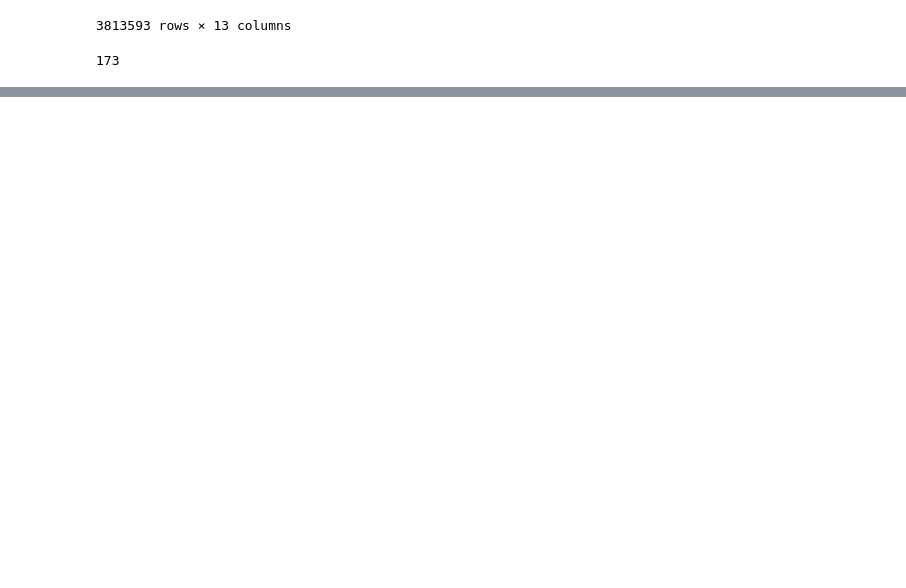
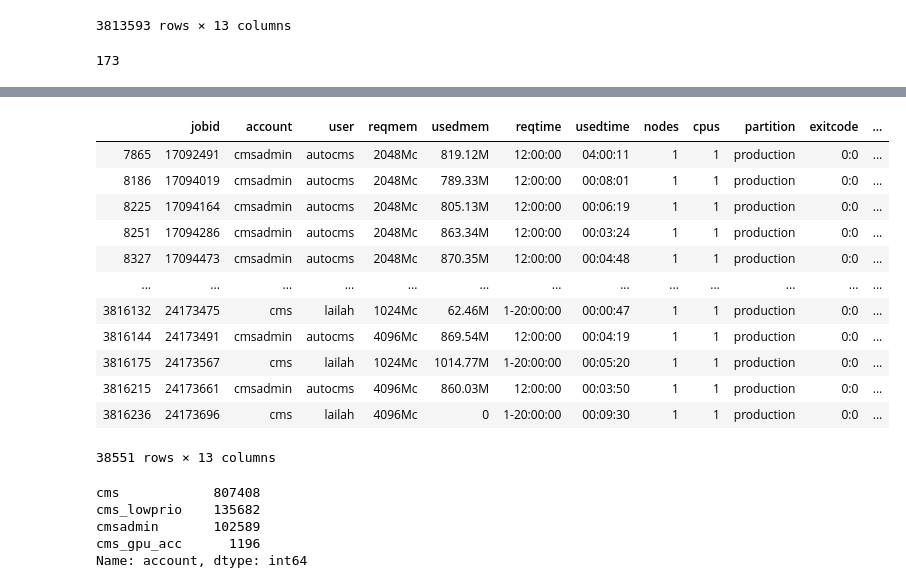
Before and after one commit to nss-data-science-cohort-4/dq2-accre-amd, a Jupyter notebook: notebooks/accre_jobs_2020.ipynb, the cells around one changed output, grey strips where cells are left out. Drawn from its saved outputs; the diff is of its cells as text; code cells hidden in the pictures; blank space fills up the shorter version.

```diff
--- a/notebooks/accre_jobs_2020.ipynb
+++ b/notebooks/accre_jobs_2020.ipynb
@@ -66,0 +122,25 @@ accre_jobs_2020['ACCOUNT'].nunique()
+# %%
+cms_Mc = cms_jobs[cms_jobs.reqmem.str.contains('Mc')]
+cms_Mc
+# %% [output]
+|  | jobid | account | user | reqmem | usedmem | reqtime | usedtime | nodes | cpus | partition | exitcode | ... |
+| 7865 | 17092491 | cmsadmin | autocms | 2048Mc | 819.12M | 12:00:00 | 04:00:11 | 1 | 1 | production | 0:0 | ... |
+| 8186 | 17094019 | cmsadmin | autocms | 2048Mc | 789.33M | 12:00:00 | 00:08:01 | 1 | 1 | production | 0:0 | ... |
+| 8225 | 17094164 | cmsadmin | autocms | 2048Mc | 805.13M | 12:00:00 | 00:06:19 | 1 | 1 | production | 0:0 | ... |
+| 8251 | 17094286 | cmsadmin | autocms | 2048Mc | 863.34M | 12:00:00 | 00:03:24 | 1 | 1 | production | 0:0 | ... |
+| 8327 | 17094473 | cmsadmin | autocms | 2048Mc | 870.35M | 12:00:00 | 00:04:48 | 1 | 1 | production | 0:0 | ... |
+| ... | ... | ... | ... | ... | ... | ... | ... | ... | ... | ... | ... | ... |
+| 3816132 | 24173475 | cms | lailah | 1024Mc | 62.46M | 1-20:00:00 | 00:00:47 | 1 | 1 | production | 0:0 | ... |
+| 3816144 | 24173491 | cmsadmin | autocms | 4096Mc | 869.54M | 12:00:00 | 00:04:19 | 1 | 1 | production | 0:0 | ... |
+| 3816175 | 24173567 | cms | lailah | 1024Mc | 1014.77M | 1-20:00:00 | 00:05:20 | 1 | 1 | production | 0:0 | ... |
+| 3816215 | 24173661 | cmsadmin | autocms | 4096Mc | 860.03M | 12:00:00 | 00:03:50 | 1 | 1 | production | 0:0 | ... |
+| 3816236 | 24173696 | cms | lailah | 4096Mc | 0 | 1-20:00:00 | 00:09:30 | 1 | 1 | production | 0:0 | ... |
+38551 rows × 13 columns
+# %%
+cms_jobs['account'].value_counts()
+# %% [output]
+cms            807408
+cms_lowprio    135682
+cmsadmin       102589
+cms_gpu_acc      1196
+Name: account, dtype: int64
```
Also changed, not shown: parts of 9 cells of this notebook.
